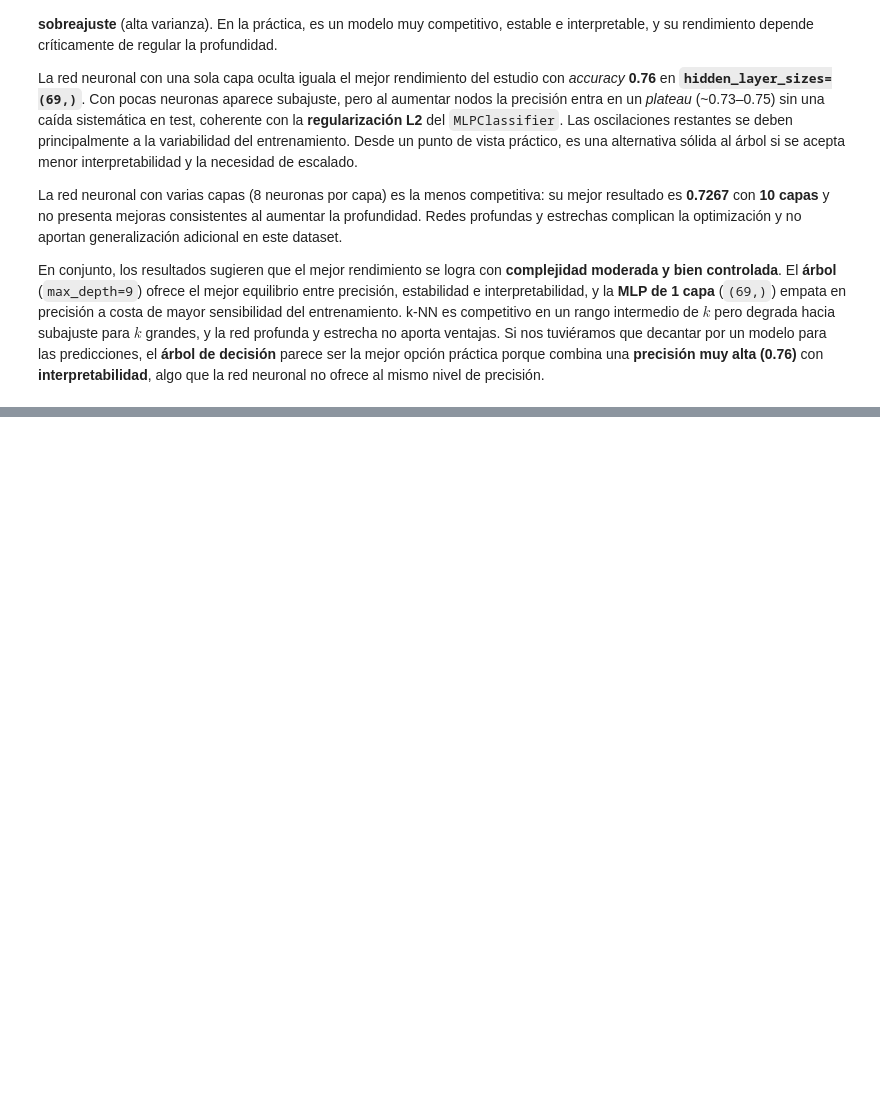
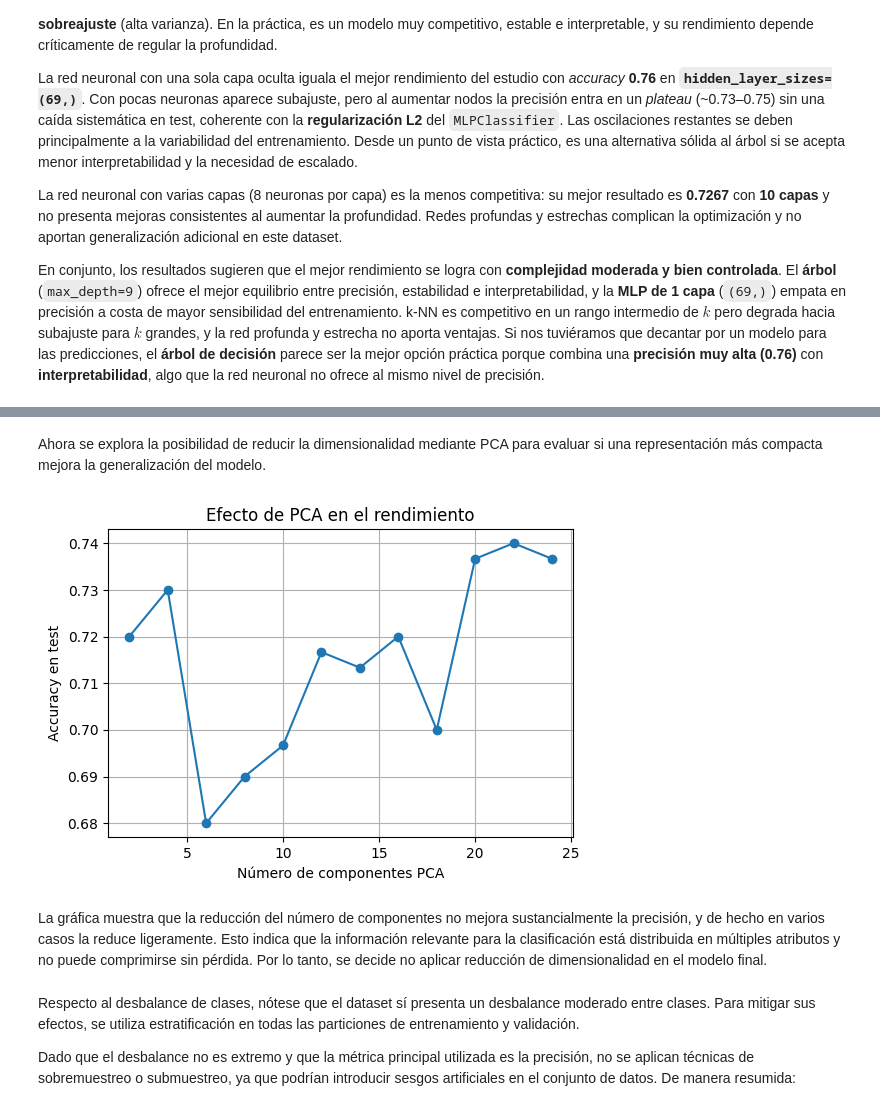
Before and after one commit to gborras10/MachineLearningProjects, a Jupyter notebook: assignements/assignment_2_validacion_seleccion_modelos/p4_02.ipynb, the cells around one changed output, grey strips where cells are left out. Drawn from its saved outputs; the diff is of its cells as text; code cells hidden in the pictures; blank space fills up the shorter version.

```diff
--- a/assignements/assignment_2_validacion_seleccion_modelos/p4_02.ipynb
+++ b/assignements/assignment_2_validacion_seleccion_modelos/p4_02.ipynb
@@ -480,0 +566,30 @@ En conjunto, los resultados sugieren que el mejor rendimiento se logra con **com
+# %% [markdown]
+Ahora se explora la posibilidad de reducir la dimensionalidad mediante PCA para evaluar si una representación más compacta mejora la generalización del modelo.
+# %%
+components = range(2, X_train_scaled.shape[1] + 1, 2)
+acc_pca = []
+
+for n_comp in components:
+    pca = PCA(n_components=n_comp)
+    X_train_pca = pca.fit_transform(X_train_scaled)
+    X_test_pca = pca.transform(X_test_scaled)
+
+    clf = MLPClassifier(hidden_layer_sizes=(69,), max_iter=2000, random_state=0)
+    clf.fit(X_train_pca, y_train)
+    acc_pca.append(accuracy_score(y_test, clf.predict(X_test_pca)))
+
+plt.figure(figsize=(6,4))
+plt.plot(components, acc_pca, marker='o')
+plt.xlabel("Número de componentes PCA")
+plt.ylabel("Accuracy en test")
+plt.title("Efecto de PCA en el rendimiento")
+plt.grid(True)
+plt.show()
+# %% [output]
+[figure, added]
+# %% [markdown]
+La gráfica muestra que la reducción del número de componentes no mejora sustancialmente la precisión, y de hecho en varios casos la reduce ligeramente. Esto indica que la información relevante para la clasificación está distribuida en múltiples atributos y no puede comprimirse sin pérdida. Por lo tanto, se decide no aplicar reducción de dimensionalidad en el modelo final.
+# %% [markdown]
+Respecto al desbalance de clases, nótese que el dataset sí presenta un desbalance moderado entre clases. Para mitigar sus efectos, se utiliza estratificación en todas las particiones de entrenamiento y validación.
+
+Dado que el desbalance no es extremo y que la métrica principal utilizada es la precisión, no se aplican técnicas de sobremuestreo o submuestreo, ya que podrían introducir sesgos artificiales en el conjunto de datos. De manera resumida:
```
Also changed, not shown: parts of 56 cells of this notebook.
